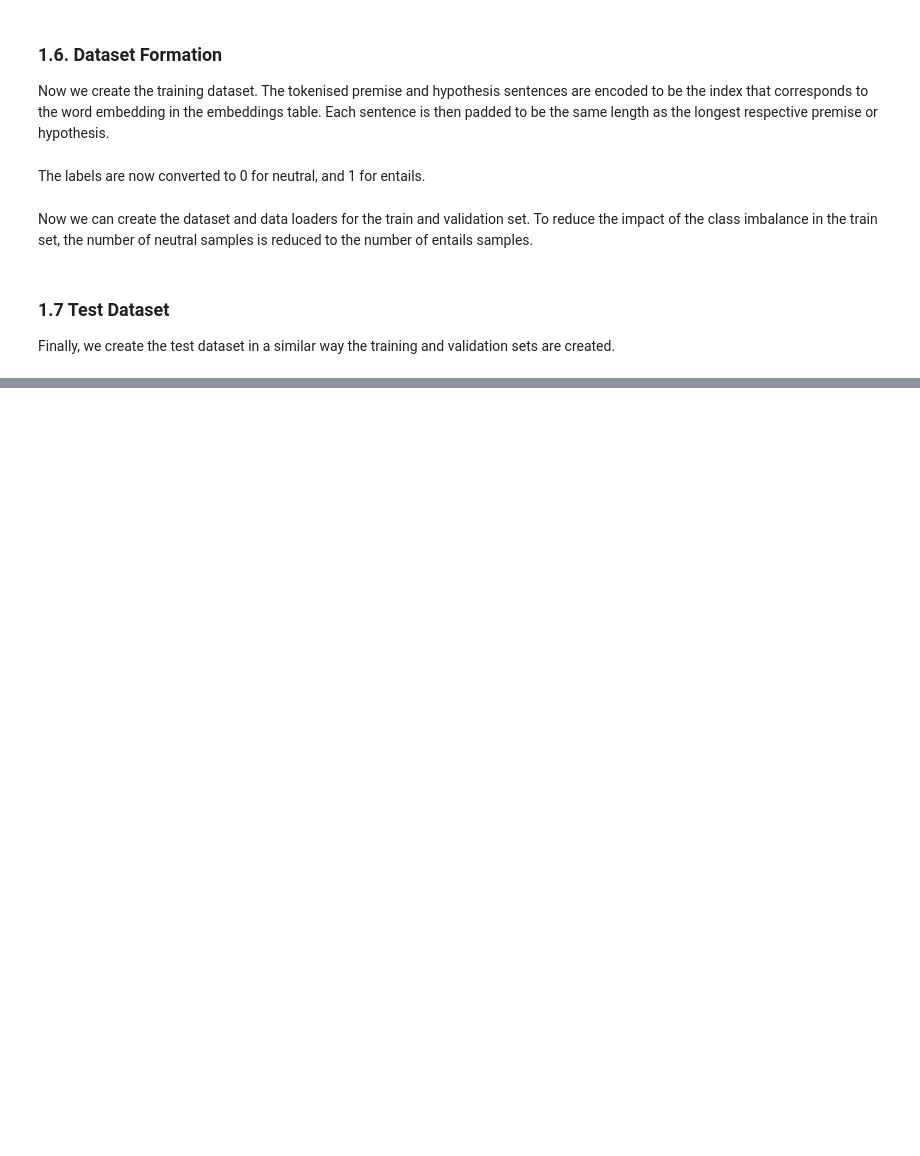
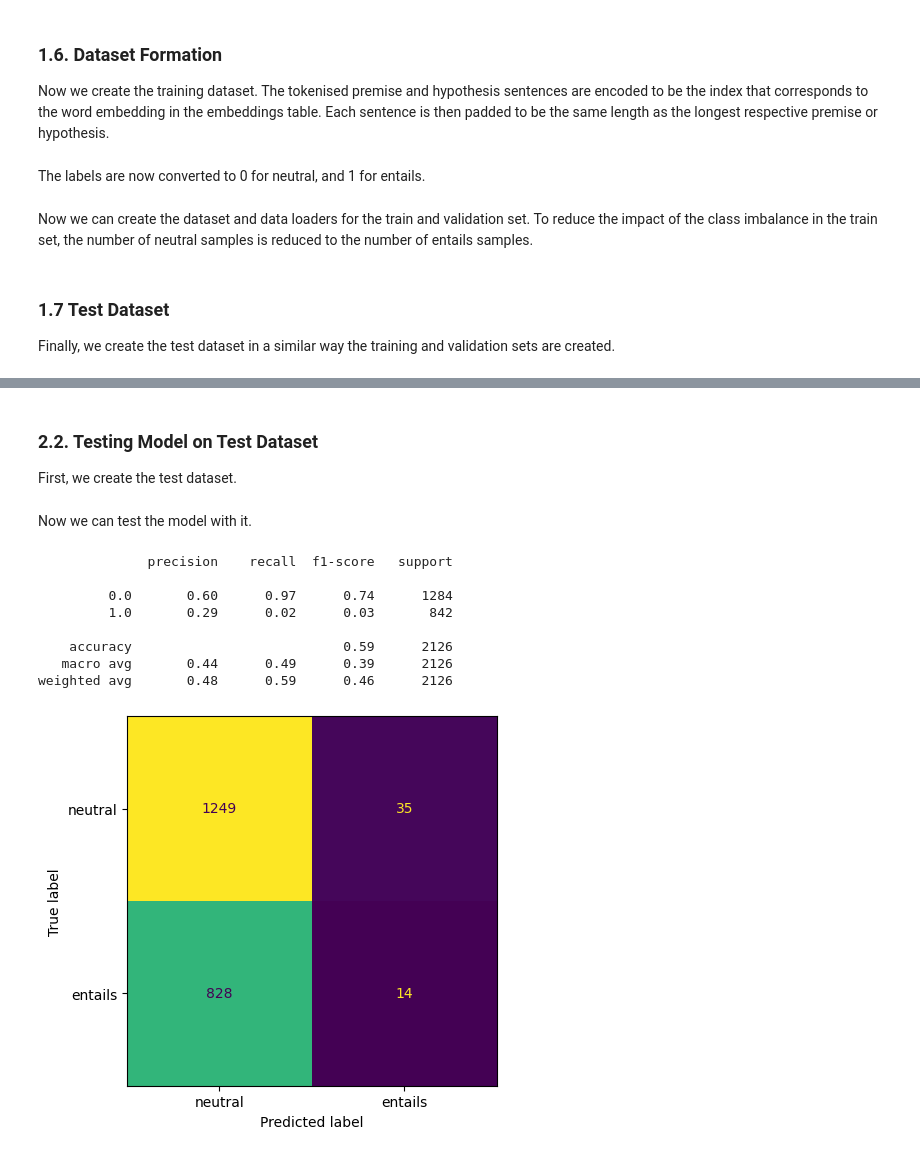
Before and after one commit to MahitGtg/nlp-project, a Jupyter notebook: read_data.ipynb, the cells around one changed output, grey strips where cells are left out. Drawn from its saved outputs; the diff is of its cells as text; code cells hidden in the pictures; blank space fills up the shorter version.

```diff
--- a/read_data.ipynb
+++ b/read_data.ipynb
@@ -354,0 +513,48 @@ test_loader = torch.utils.data.DataLoader(test_dataset, batch_size=batch_size)
+# %% [markdown]
+### 2.2. Testing Model on Test Dataset
+First, we create the test dataset.
+# %%
+max_prem = max(len(sentence) for sentence in X_test['premise'])
+max_hyp = max(len(sentence) for sentence in X_test['hypothesis'])
+encoded_prem_test = pad_sequences(encode_sentences(X_test['premise']), max_prem)
+encoded_hyp_test = pad_sequences(encode_sentences(X_test['hypothesis']), max_hyp)
+
+test_dataset = torch.utils.data.TensorDataset(torch.tensor(encoded_prem_test), torch.tensor(encoded_hyp_test), torch.tensor(y_test.values))
+test_loader = torch.utils.data.DataLoader(test_dataset, batch_size=batch_size)
+# %% [markdown]
+Now we can test the model with it.
+# %%
+from sklearn.metrics import classification_report, confusion_matrix, ConfusionMatrixDisplay
+
+model.eval()
+
+all_labels = []
+all_predictions = []
+with torch.no_grad():
+    for batch in test_loader:
+        premises = batch[0].to(device)
+        hypotheses = batch[1].to(device)
+        labels = batch[2].to(device).float()
+        outputs = model(premises, hypotheses)
+        probs = torch.sigmoid(outputs)
+        preds = (probs > 0.5).long()
+        all_labels.extend(labels.cpu().numpy().flatten())
+        all_predictions.extend(preds.cpu().numpy().flatten())
+
+print(classification_report(all_labels, all_predictions))
+
+cm = confusion_matrix(all_labels, all_predictions)
+disp = ConfusionMatrixDisplay(confusion_matrix=cm, display_labels=["neutral", "entails"])
+disp.plot(colorbar=False)
+
+plt.show()
+# %% [output]
+              precision    recall  f1-score   support
+
+         0.0       0.60      0.97      0.74      1284
+         1.0       0.29      0.02      0.03       842
+
+    accuracy                           0.59      2126
+   macro avg       0.44      0.49      0.39      2126
+weighted avg       0.48      0.59      0.46      2126
+[figure, added]
```
Also changed, not shown: parts of 7 cells of this notebook.
